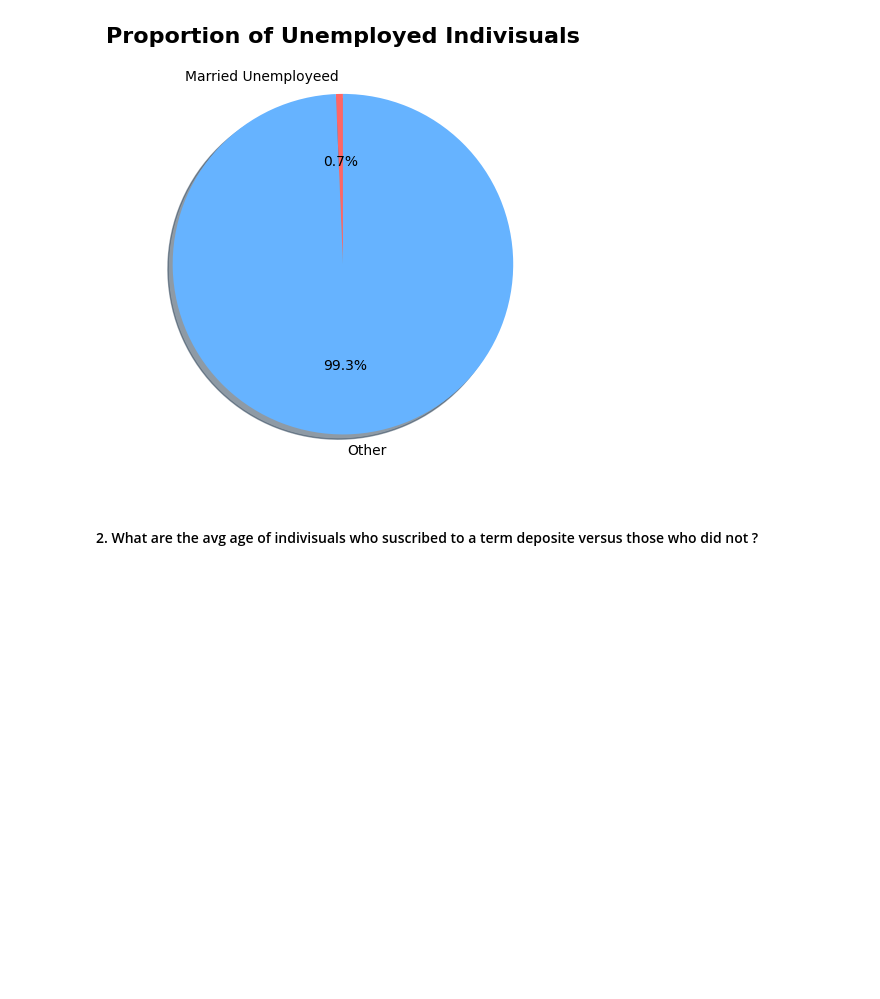
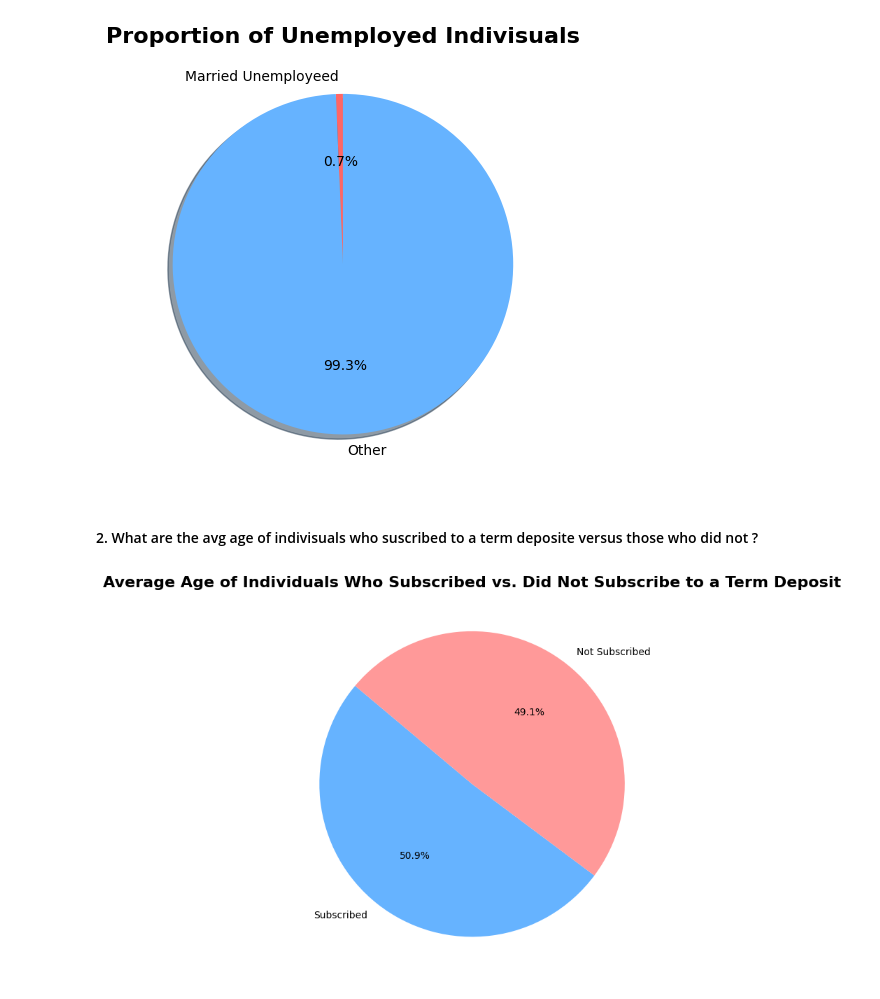
Before and after one commit to Shandeep-Raula/Bank-Customer-Insights, a Jupyter notebook: bank-customer-insights.ipynb, the cells around one changed output. Drawn from its saved outputs; the diff is of its cells as text; code cells hidden in the pictures; blank space fills up the shorter version.

```diff
--- a/bank-customer-insights.ipynb
+++ b/bank-customer-insights.ipynb
@@ -328,3 +328,24 @@ plt.show()
 [figure]
 # %% [markdown]
 #### 2. What are the avg age of indivisuals who suscribed to a term deposite versus those who did not ?
+# %%
+avg_age_subscribed = df[df['Subscription_Status'] == 'yes']['Age'].mean()
+avg_age_not_subscribed = df[df['Subscription_Status'] == 'no']['Age'].mean()
+# %%
+# Data for pie chart
+labels = ['Subscribed', 'Not Subscribed']
+average_ages = [avg_age_subscribed, avg_age_not_subscribed]
+
+# Create a pie chart
+plt.figure(figsize=(10,6))
+plt.pie(average_ages, labels=labels, autopct='%1.1f%%', startangle=140, colors=['#66b3ff', '#ff9999'])
+
+# Adding title
+plt.title('Average Age of Individuals Who Subscribed vs. Did Not Subscribe to a Term Deposit', fontsize=16, fontweight='bold')
+
+# Show the plot
+plt.savefig(r"D:\Python Project - Dataset\chart1.png", dpi=300, bbox_inches='tight')
+plt.tight_layout()
+plt.show()
+# %% [output]
+[figure, added]
```
Also changed, not shown: parts of 7 cells of this notebook.
